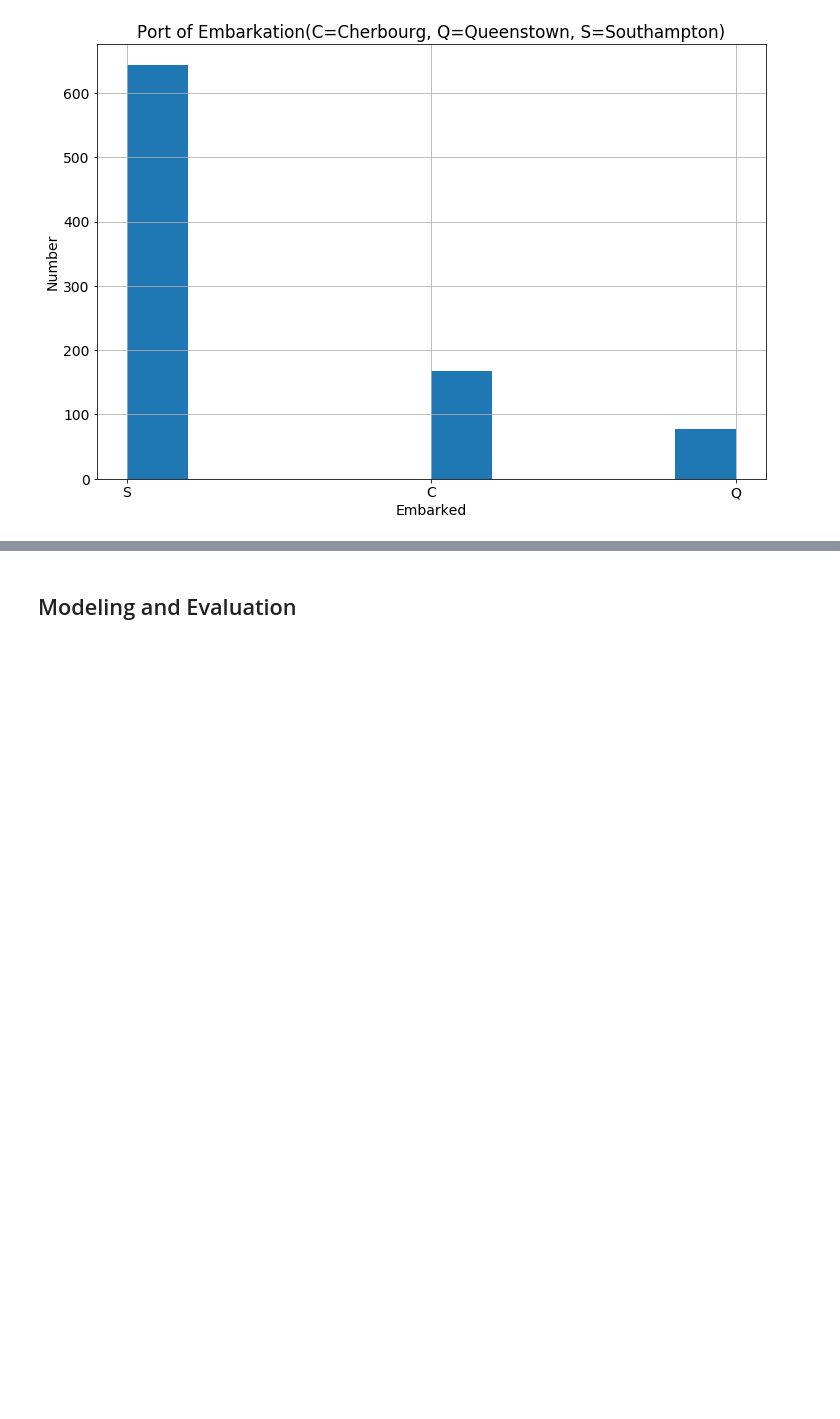
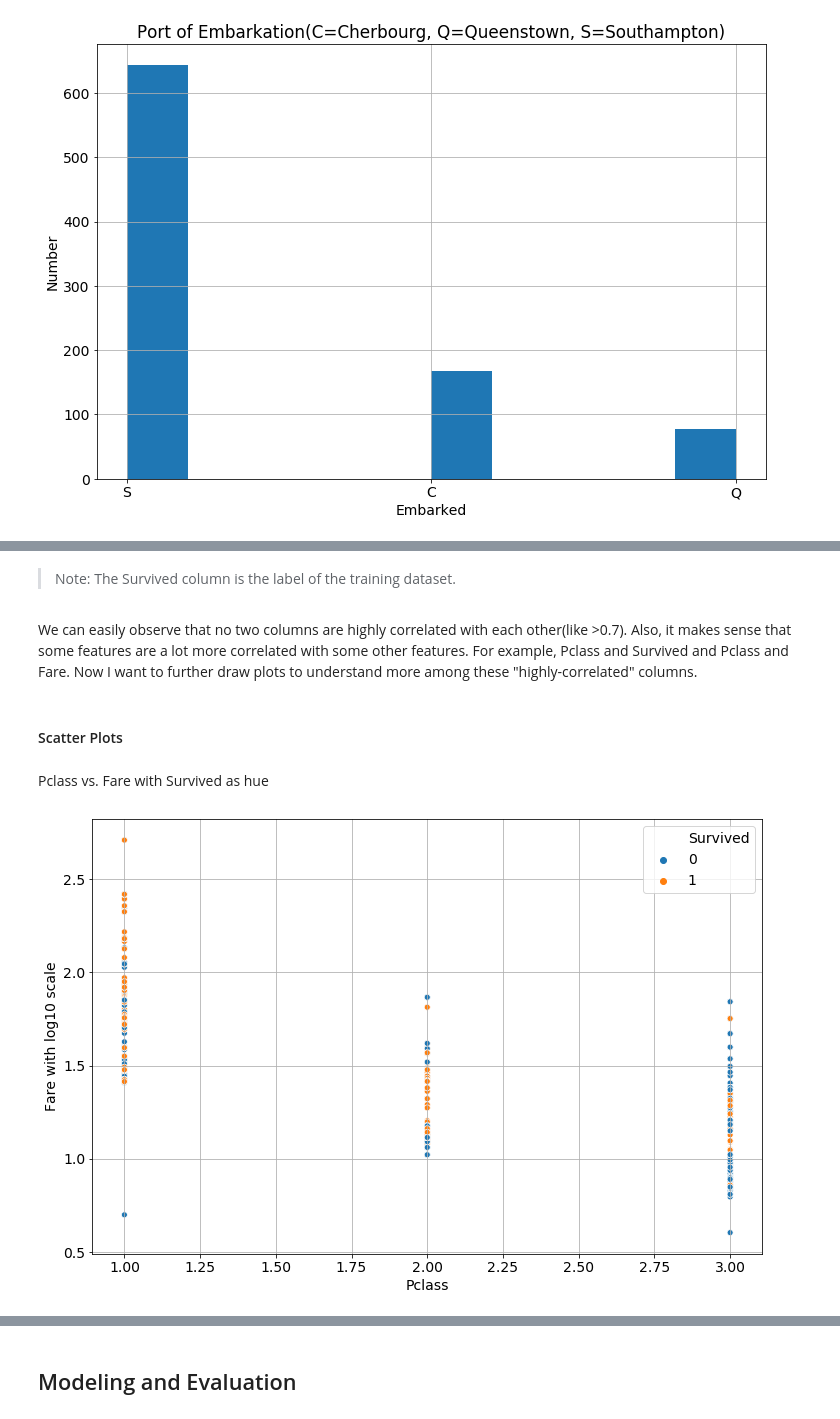
Before and after one commit to cyyeh/blog, a Jupyter notebook: _notebooks/2020-03-31-kaggle-titanic.ipynb, the cells around one changed output, grey strips where cells are left out. Cells and saved outputs as stored; diff of their text form; code cells hidden in the pictures; blank space fills up the shorter version.

```diff
--- a/_notebooks/2020-03-31-kaggle-titanic.ipynb
+++ b/_notebooks/2020-03-31-kaggle-titanic.ipynb
@@ -90,3 +96,10 @@ plt.rcParams['axes.grid'] = True
+# %%
+def set_seaborn_plot_style(ax, xlabel, ylabel, font_size=14):
+    ax.legend(loc='upper right', fontsize=14);
+    ax.tick_params(axis="x", labelsize=font_size);
+    ax.tick_params(axis="y", labelsize=font_size);
+    ax.set_xlabel(xlabel, fontsize=font_size);
+    ax.set_ylabel(ylabel, fontsize=font_size);
 # %% [markdown]
 Then we download training/testing data from Kaggle using [kaggle-api](https://github.com/Kaggle/kaggle-api).
 # %%
@@ -318,0 +343,17 @@ plt.hist(train_df['Embarked'].dropna());
+# %% [markdown]
+> Note: The Survived column is the label of the training dataset.
+# %% [markdown]
+We can easily observe that no two columns are highly correlated with each other(like >0.7). Also, it makes sense that some features are a lot more correlated with some other features. For example, Pclass and Survived and Pclass and Fare. Now I want to further draw plots to understand more among these "highly-correlated" columns.
+# %% [markdown]
+#### Scatter Plots
+# %% [markdown]
+Pclass vs. Fare with Survived as hue
+# %%
+#collapse-hide
+xlabel = 'Pclass'
+ylabel = 'Fare with log10 scale'
+plt.figure(figsize=(12, 8));
+ax = sns.scatterplot(x=train_df['Pclass'], y=np.log10(train_df['Fare']), hue=train_df['Survived']);
+set_seaborn_plot_style(ax, xlabel, ylabel);
+# %% [output]
+[figure, added]
```
Also changed, not shown: parts of 12 cells of this notebook.
